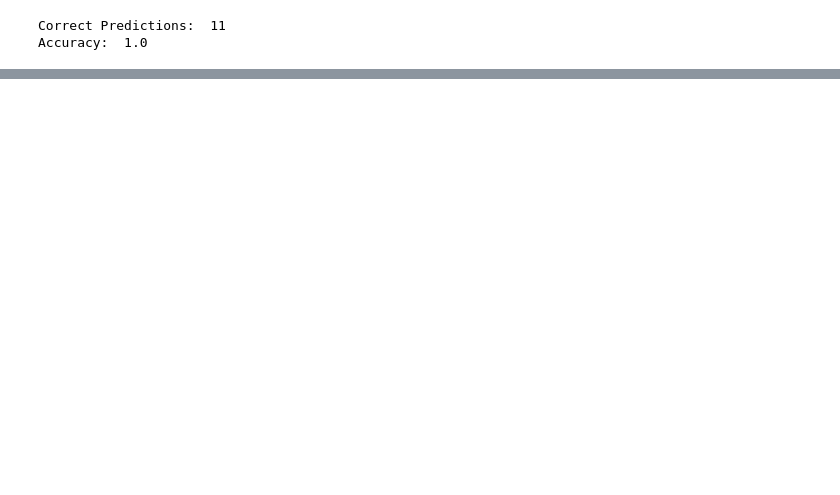
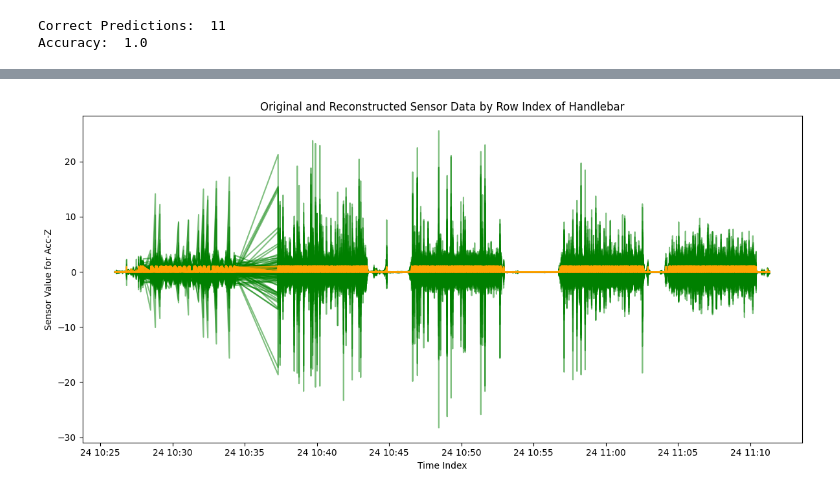
Before and after one commit to Ziyi-star/Bachelor-Project, a Jupyter notebook: notebooks/Handlebar/02-Autoencoder_Handlebar.ipynb, the cells around one changed output, grey strips where cells are left out. Saved outputs shown, nothing was run; the diff lists cells and outputs as text; code cells hidden in the pictures; blank space fills up the shorter version.

```diff
--- a/notebooks/Handlebar/02-Autoencoder_Handlebar.ipynb
+++ b/notebooks/Handlebar/02-Autoencoder_Handlebar.ipynb
@@ -274,0 +330,54 @@ Accuracy:  1.0
+# %%
+# 1. Combine the three DataFrames into one
+combined_df = pd.concat([
+    train_data_scaled_df,
+    test_data_scaled_df,
+    val_data_scaled_df
+], ignore_index=True)
+
+# 2. Convert 'start_time' to datetime if it's not already
+combined_df['start_time'] = pd.to_datetime(combined_df['start_time'])
+
+# 3. Sort by the 'start_time' column
+combined_df.sort_values('start_time', inplace=True)
+
+# 4. Set 'start_time' as the index
+combined_df.set_index('start_time', inplace=True)
+# %%
+# reconstruct data using autoencoder
+
+import matplotlib.pyplot as plt
+import numpy as np
+
+# Assuming you have your autoencoder model and combined_df ready
+
+# 1. Select columns to plot (e.g., "Acc-Z_1" to "Acc-Z_100")
+sensor_cols = [col for col in combined_df.columns if col.startswith("Acc-Z_")]
+
+# 2. Extract the sensor data from combined_df
+sensor_data = combined_df[sensor_cols].values
+
+# 3. Reconstruct the data using the autoencoder
+reconstructed_data = model.predict(sensor_data)
+
+# 4. Plot the original and reconstructed data points
+plt.figure(figsize=(12, 6))
+
+# Use a single color for all lines
+color_original = 'green'
+color_reconstructed = 'orange'
+
+# Plot original data
+for i, col in enumerate(sensor_cols):
+    plt.plot(combined_df.index, sensor_data[:, i], color=color_original, alpha=0.5)
+
+# Plot reconstructed data
+for i, col in enumerate(sensor_cols):
+    plt.plot(combined_df.index, reconstructed_data[:, i], color=color_reconstructed, alpha=0.5)
+
+plt.title("Original and Reconstructed Sensor Data by Row Index of Handlebar")
+plt.xlabel("Time Index")
+plt.ylabel("Sensor Value for Acc-Z")
+plt.tight_layout()
+plt.show()
+# %% [output]
@@ -274,0 +385 @@ Accuracy:  1.0
+[figure, added]
```
Also changed, not shown: parts of 14 cells of this notebook, 2 other files.
